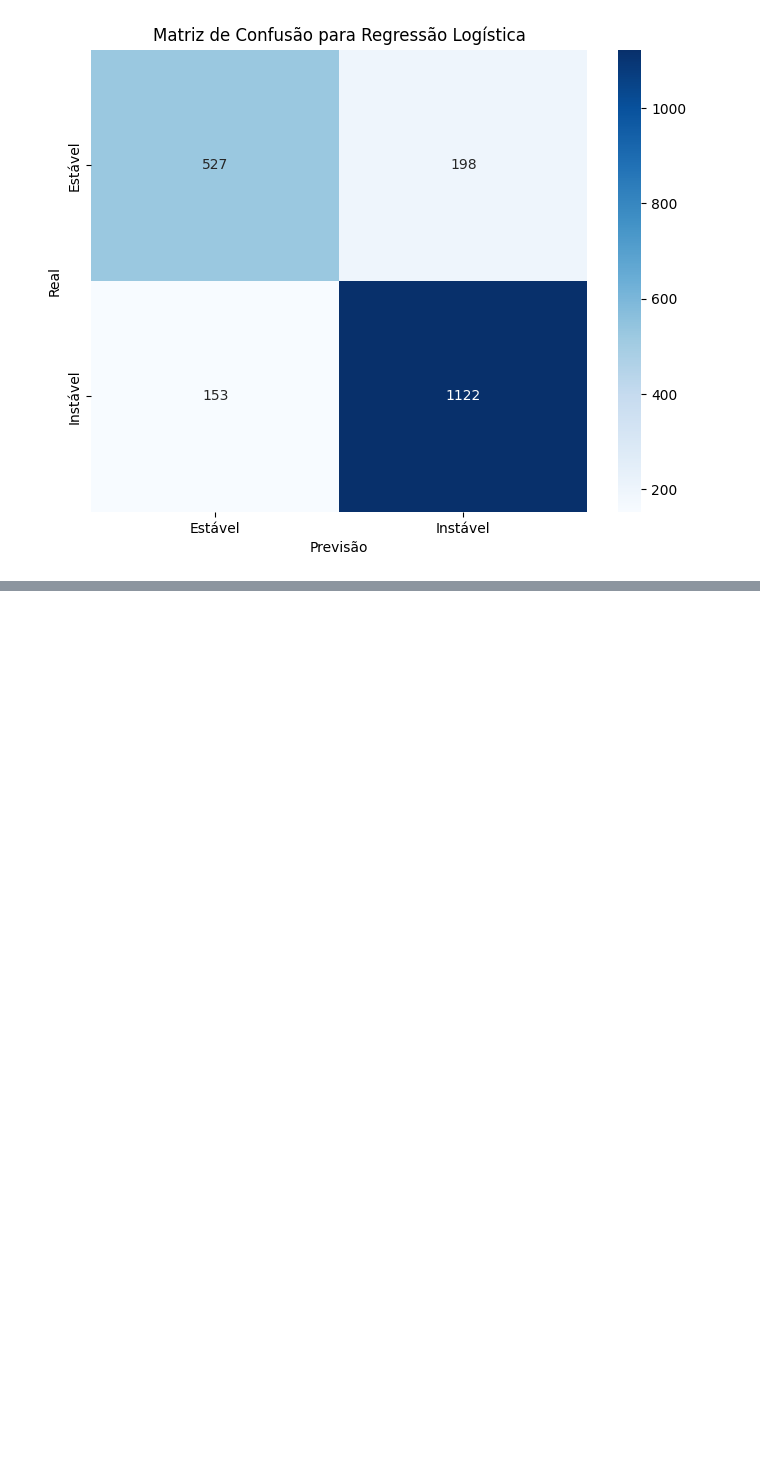
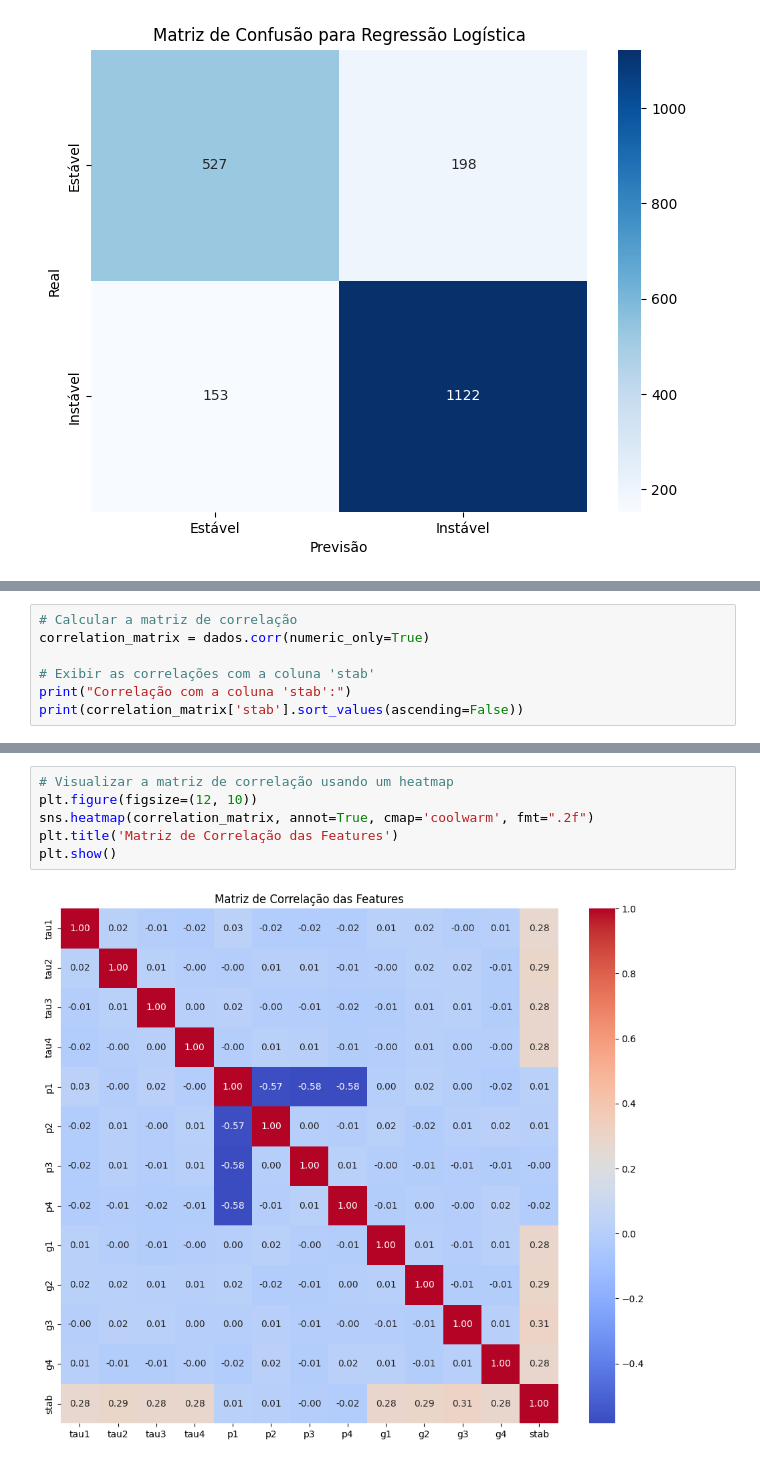
Before and after one commit to gabrielcggs/MACHINE-LEARNING-SERS, a Jupyter notebook: AULA_06_ML_ENERGIA.ipynb, the cells around one changed output, grey strips where cells are left out. Cells and saved outputs as stored; diff of their text form; blank space fills up the shorter version.

```diff
--- a/AULA_06_ML_ENERGIA.ipynb
+++ b/AULA_06_ML_ENERGIA.ipynb
@@ -188,0 +235,7 @@ plt.show()
+# %%
+# Calcular a matriz de correlação
+correlation_matrix = dados.corr(numeric_only=True)
+
+# Exibir as correlações com a coluna 'stab'
+print("Correlação com a coluna 'stab':")
+print(correlation_matrix['stab'].sort_values(ascending=False))
@@ -188,0 +258,8 @@ plt.show()
+# %%
+# Visualizar a matriz de correlação usando um heatmap
+plt.figure(figsize=(12, 10))
+sns.heatmap(correlation_matrix, annot=True, cmap='coolwarm', fmt=".2f")
+plt.title('Matriz de Correlação das Features')
+plt.show()
+# %% [output]
+[figure, added]
```
Also changed, not shown: parts of 13 cells of this notebook.
